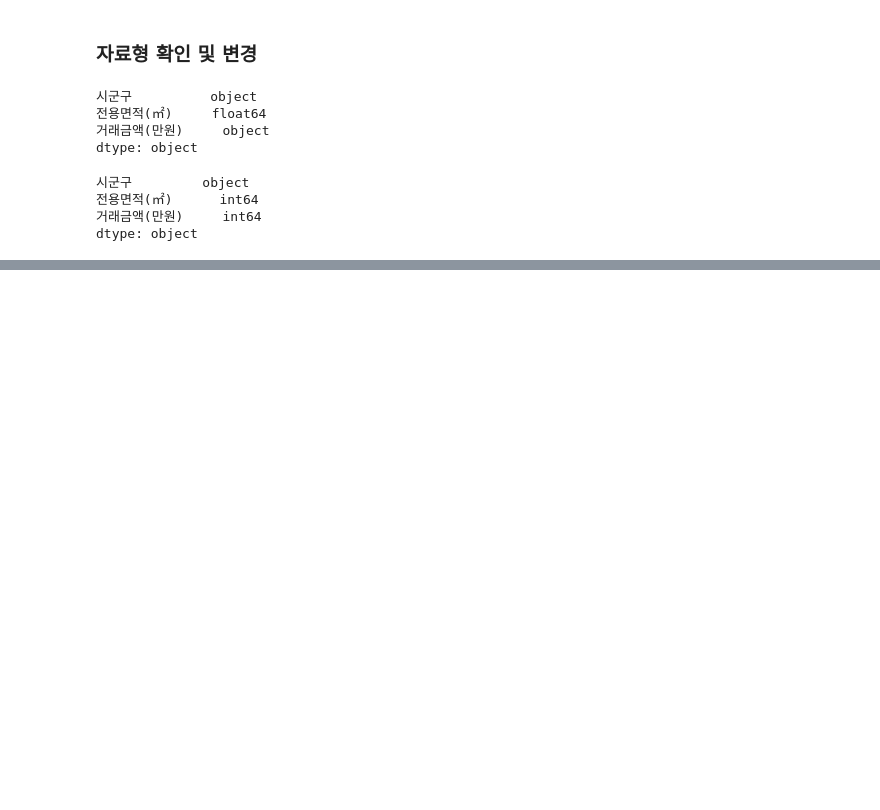
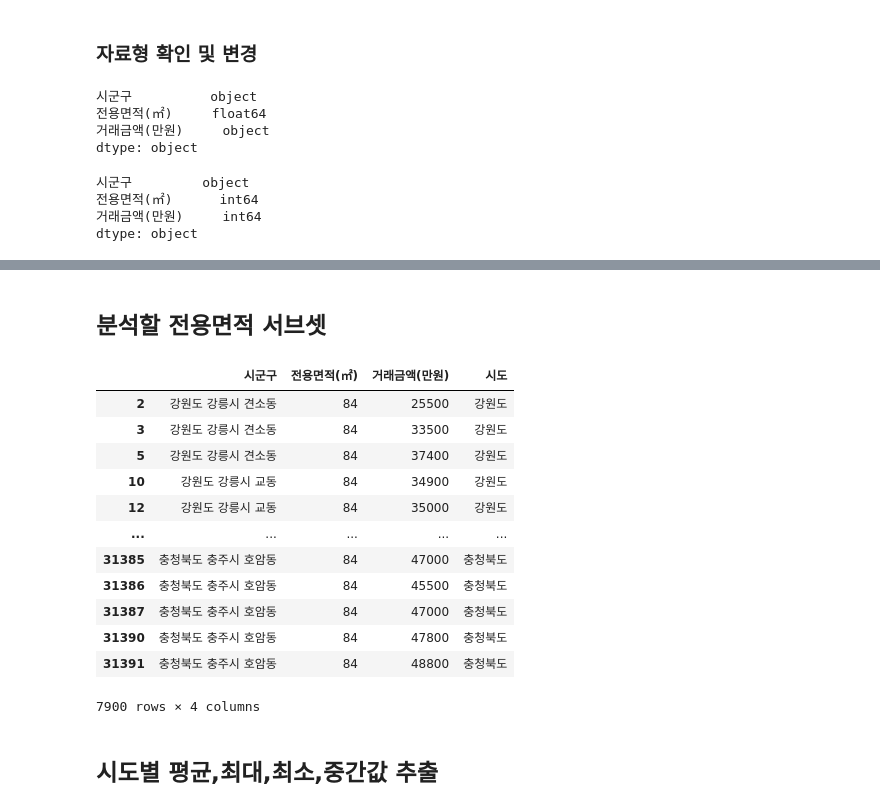
Before and after one commit to limetree-indigo/python-visualization, a Jupyter notebook: 13 아파트 실거래가 시각화/13 아파트 실거래가 데이터 수집.ipynb, the cells around one changed output, grey strips where cells are left out. Saved outputs shown, nothing was run; the diff lists cells and outputs as text; code cells hidden in the pictures; blank space fills up the shorter version.

```diff
--- a/13 아파트 실거래가 시각화/13 아파트 실거래가 데이터 수집.ipynb
+++ b/13 아파트 실거래가 시각화/13 아파트 실거래가 데이터 수집.ipynb
@@ -75,0 +79,2 @@ dtype: object
+# %%
+df['시도']=df['시군구'].str.split().str[0]
@@ -75,0 +108,21 @@ dtype: object
+# %% [markdown]
+## 분석할 전용면적 서브셋
+# %%
+df_84 = df[df['전용면적(㎡)']==84].copy()
+df_84
+# %% [output]
+|  | 시군구 | 전용면적(㎡) | 거래금액(만원) | 시도 |
+| 2 | 강원도 강릉시 견소동 | 84 | 25500 | 강원도 |
+| 3 | 강원도 강릉시 견소동 | 84 | 33500 | 강원도 |
+| 5 | 강원도 강릉시 견소동 | 84 | 37400 | 강원도 |
+| 10 | 강원도 강릉시 교동 | 84 | 34900 | 강원도 |
+| 12 | 강원도 강릉시 교동 | 84 | 35000 | 강원도 |
+| ... | ... | ... | ... | ... |
+| 31385 | 충청북도 충주시 호암동 | 84 | 47000 | 충청북도 |
+| 31386 | 충청북도 충주시 호암동 | 84 | 45500 | 충청북도 |
+| 31387 | 충청북도 충주시 호암동 | 84 | 47000 | 충청북도 |
+| 31390 | 충청북도 충주시 호암동 | 84 | 47800 | 충청북도 |
+| 31391 | 충청북도 충주시 호암동 | 84 | 48800 | 충청북도 |
+7900 rows × 4 columns
+# %% [markdown]
+## 시도별 평균,최대,최소,중간값 추출
```
Also changed, not shown: parts of 13 cells of this notebook.
